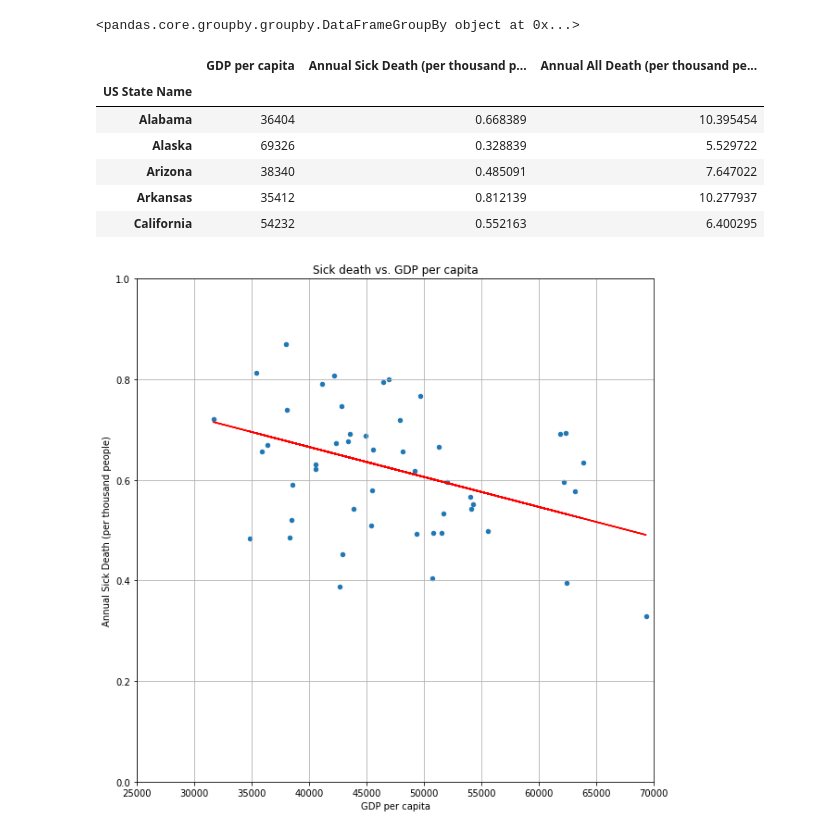
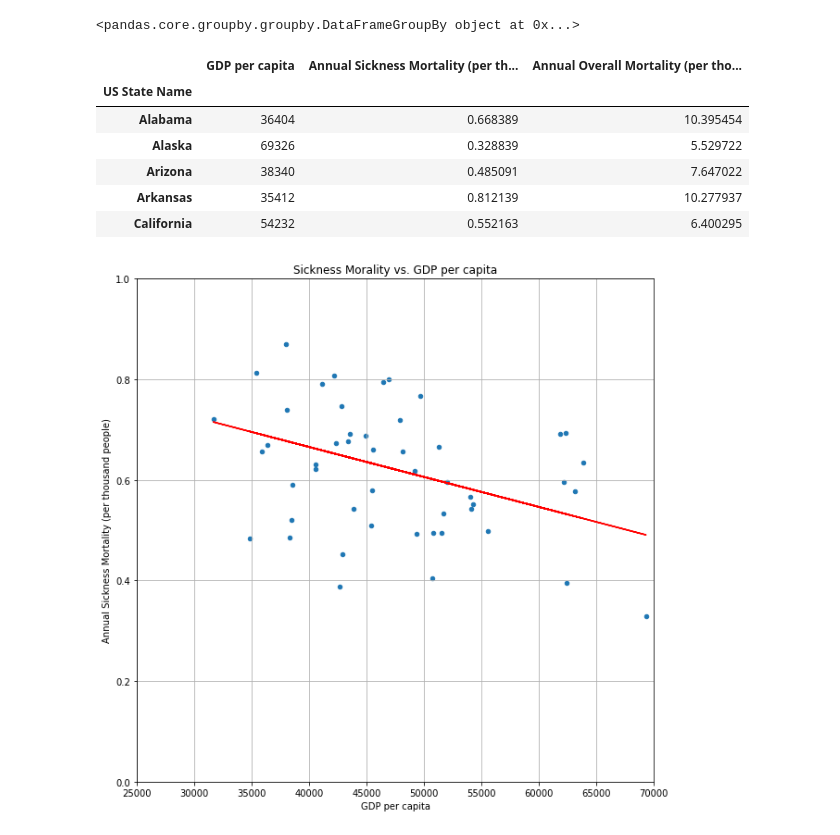
Before and after one commit to ljjbill/flufighters, a Jupyter notebook: Bill Viz.ipynb, the cells around one changed output. Drawn from its saved outputs; the diff is of its cells as text; code cells hidden in the pictures.

```diff
--- a/Bill Viz.ipynb
+++ b/Bill Viz.ipynb
@@ -33,11 +33,11 @@ avg_all_death=grouped_df["All_death_rate(in 1000 people_wkly)"].mean()*52
 # %%
 Viz_data=pd.DataFrame({
     "GDP per capita": GDP,
-    "Annual Sick Death (per thousand people)": avg_sick_death,
-"Annual All Death (per thousand people)": avg_all_death})
+    "Annual Sickness Mortality (per thousand people)": avg_sick_death,
+"Annual Overall Mortality (per thousand people)": avg_all_death})
 Viz_data.head()
 # %% [output]
-|  | GDP per capita | Annual Sick Death (per thousand p... | Annual All Death (per thousand pe... |
+|  | GDP per capita | Annual Sickness Mortality (per th... | Annual Overall Mortality (per tho... |
 | US State Name |  |  |  |
 | Alabama | 36404 | 0.668389 | 10.395454 |
 | Alaska | 69326 | 0.328839 | 5.529722 |
@@ -46,19 +46,19 @@ Viz_data.head()
 | California | 54232 | 0.552163 | 6.400295 |
 # %%
 
-Viz_data.plot(kind="scatter", x="GDP per capita", y="Annual Sick Death (per thousand people)", grid=True, figsize=(10,10),
-              title="Sick death vs. GDP per capita")
+Viz_data.plot(kind="scatter", x="GDP per capita", y="Annual Sickness Mortality (per thousand people)", grid=True, figsize=(10,10),
+              title="Sickness Morality vs. GDP per capita")
 
 plt.ylim(0, 1)
 plt.xlim(25000, 70000)
 
 
 # calc the trendline
-z = np.polyfit(Viz_data["GDP per capita"], Viz_data["Annual Sick Death (per thousand people)"], 1)
+z = np.polyfit(Viz_data["GDP per capita"], Viz_data["Annual Sickness Mortality (per thousand people)"], 1)
 p = np.poly1d(z)
 plt.plot(Viz_data["GDP per capita"],p(Viz_data["GDP per capita"]),"red")
 plt.show()
 # %% [output]
-[figure, old version]
+[figure, new version]
 # %%
 
```
Also changed, not shown: parts of 1 cell of this notebook, 3 other files.
